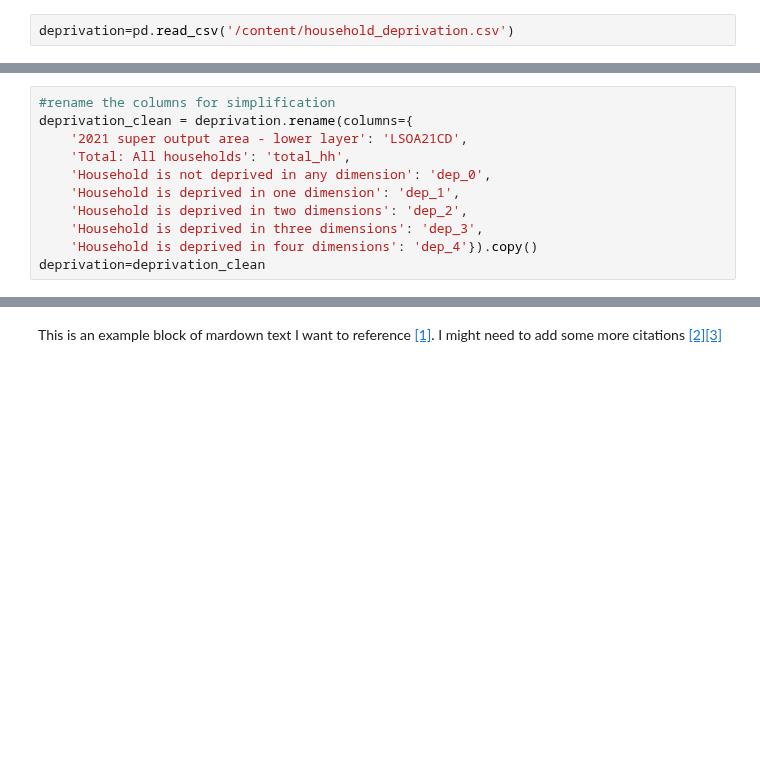
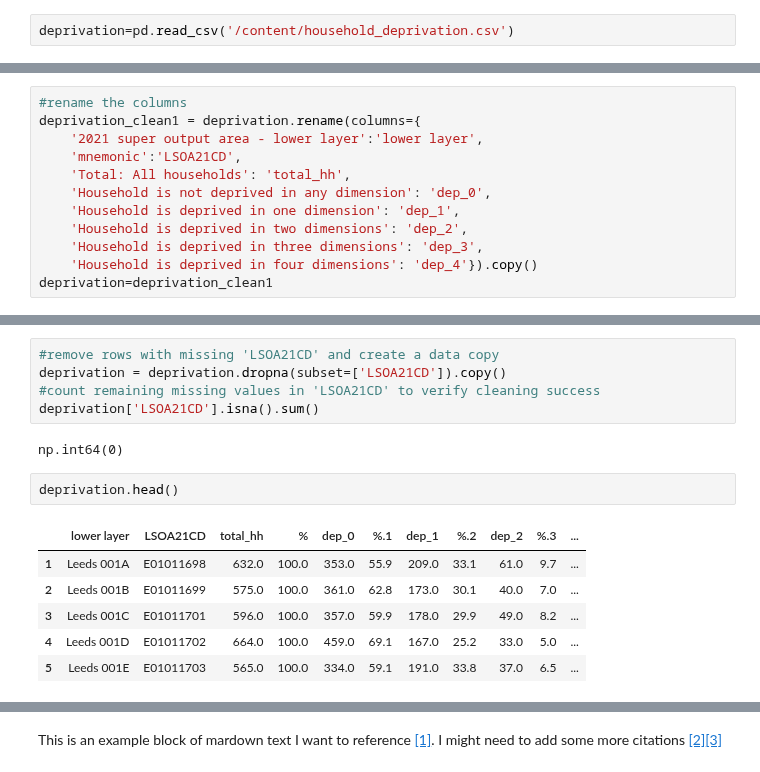
Before and after one commit to smtz0472/GEOG5415, a Jupyter notebook: notebooks/assignment_templates/GEOG5990M_Final_Project_template.ipynb, the cells around one changed output, grey strips where cells are left out. Saved outputs shown, nothing was run; the diff lists cells and outputs as text; blank space fills up the shorter version.

```diff
--- a/notebooks/assignment_templates/GEOG5990M_Final_Project_template.ipynb
+++ b/notebooks/assignment_templates/GEOG5990M_Final_Project_template.ipynb
@@ -312,11 +317,12 @@ deprivation.head(5)
 # %%
-#rename the columns for simplification
-deprivation_clean = deprivation.rename(columns={
-    '2021 super output area - lower layer': 'LSOA21CD',
+#rename the columns
+deprivation_clean1 = deprivation.rename(columns={
+    '2021 super output area - lower layer':'lower layer',
+    'mnemonic':'LSOA21CD',
     'Total: All households': 'total_hh',
     'Household is not deprived in any dimension': 'dep_0',
     'Household is deprived in one dimension': 'dep_1',
     'Household is deprived in two dimensions': 'dep_2',
     'Household is deprived in three dimensions': 'dep_3',
     'Household is deprived in four dimensions': 'dep_4'}).copy()
-deprivation=deprivation_clean
+deprivation=deprivation_clean1
@@ -331,0 +351,16 @@ deprivation.head(5)
+# %%
+#remove rows with missing 'LSOA21CD' and create a data copy
+deprivation = deprivation.dropna(subset=['LSOA21CD']).copy()
+#count remaining missing values in 'LSOA21CD' to verify cleaning success
+deprivation['LSOA21CD'].isna().sum()
+# %% [output]
+np.int64(0)
+# %%
+deprivation.head()
+# %% [output]
+|  | lower layer | LSOA21CD | total_hh | % | dep_0 | %.1 | dep_1 | %.2 | dep_2 | %.3 | ... |
+| 1 | Leeds 001A | E01011698 | 632.0 | 100.0 | 353.0 | 55.9 | 209.0 | 33.1 | 61.0 | 9.7 | ... |
+| 2 | Leeds 001B | E01011699 | 575.0 | 100.0 | 361.0 | 62.8 | 173.0 | 30.1 | 40.0 | 7.0 | ... |
+| 3 | Leeds 001C | E01011701 | 596.0 | 100.0 | 357.0 | 59.9 | 178.0 | 29.9 | 49.0 | 8.2 | ... |
+| 4 | Leeds 001D | E01011702 | 664.0 | 100.0 | 459.0 | 69.1 | 167.0 | 25.2 | 33.0 | 5.0 | ... |
+| 5 | Leeds 001E | E01011703 | 565.0 | 100.0 | 334.0 | 59.1 | 191.0 | 33.8 | 37.0 | 6.5 | ... |
```
Also changed, not shown: parts of 24 cells of this notebook.
